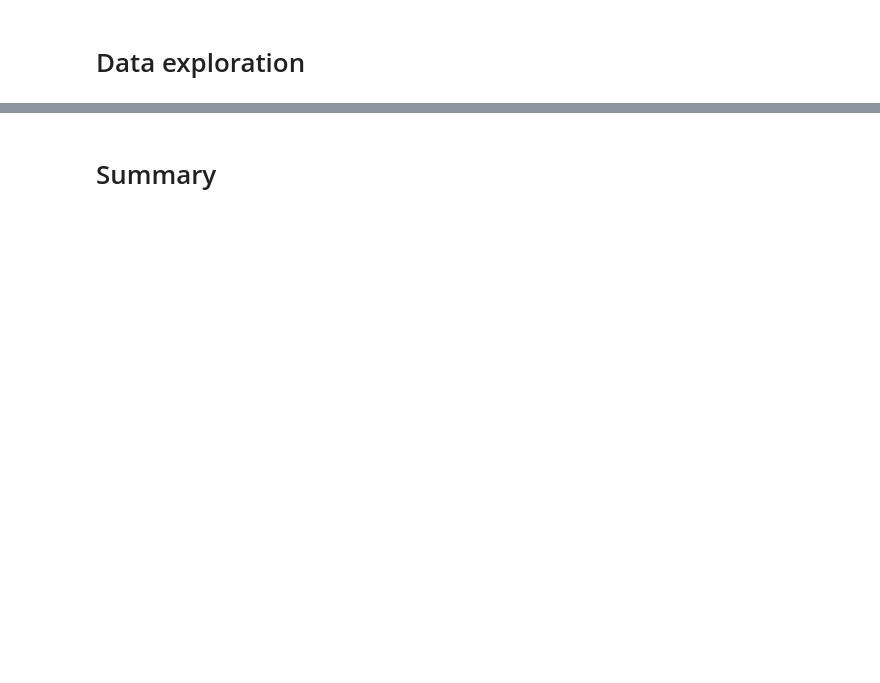
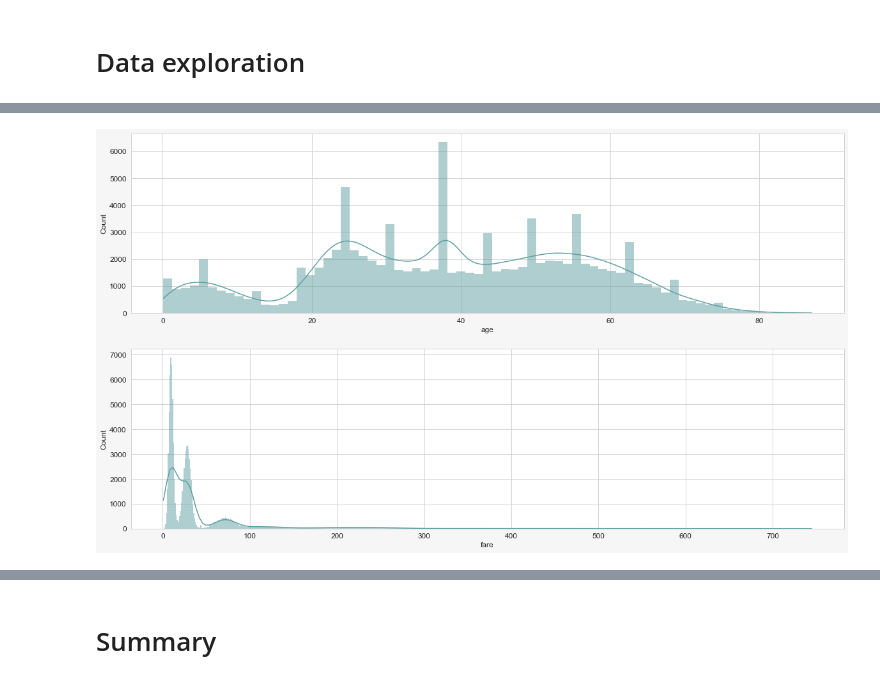
Before and after one commit to kastrubait/ml-intro-2022Q1, a Jupyter notebook: task-2_data_exploration.ipynb, the cells around one changed output, grey strips where cells are left out. Saved outputs shown, nothing was run; the diff lists cells and outputs as text; code cells hidden in the pictures; blank space fills up the shorter version.

```diff
--- a/task-2_data_exploration.ipynb
+++ b/task-2_data_exploration.ipynb
@@ -212,0 +255,14 @@ res_2 # Here we see that the data type of sample matches with the datatype of th
+# %%
+plt.figure(figsize=(20,20))
+
+features_num = ['age', 'fare']
+
+for i, col in enumerate(features_num):
+    plt.subplot(2, 1, i + 1)
+    plt.subplots_adjust(bottom=0.45, hspace=0.20)
+    plt.ylabel('')
+    sns.histplot(train_df.loc[:,col], kde=True, linewidth=0, color='#5F9EA0')
+
+plt.show()
+# %% [output]
+[figure, added]
```
Also changed, not shown: parts of 13 cells of this notebook.
